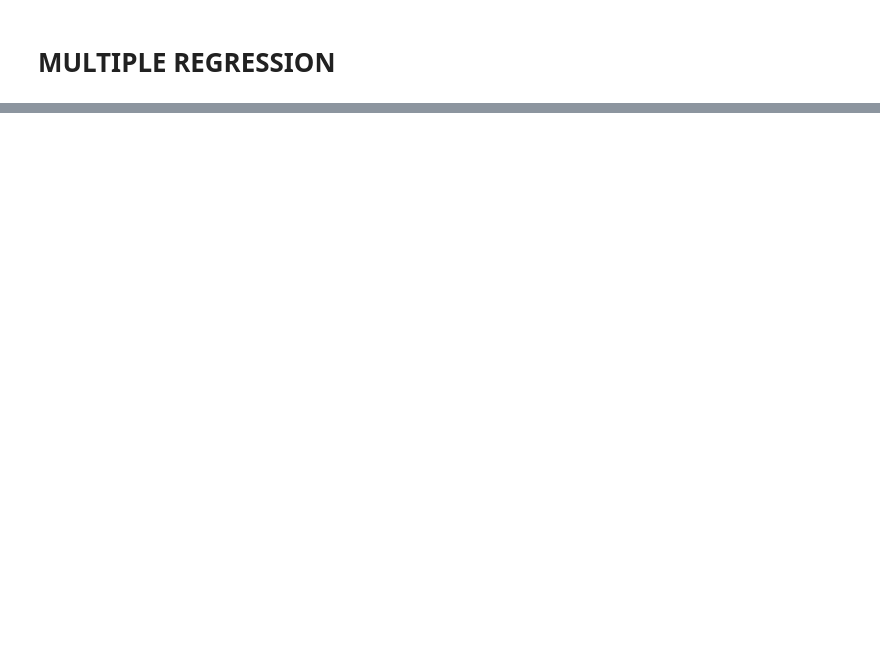
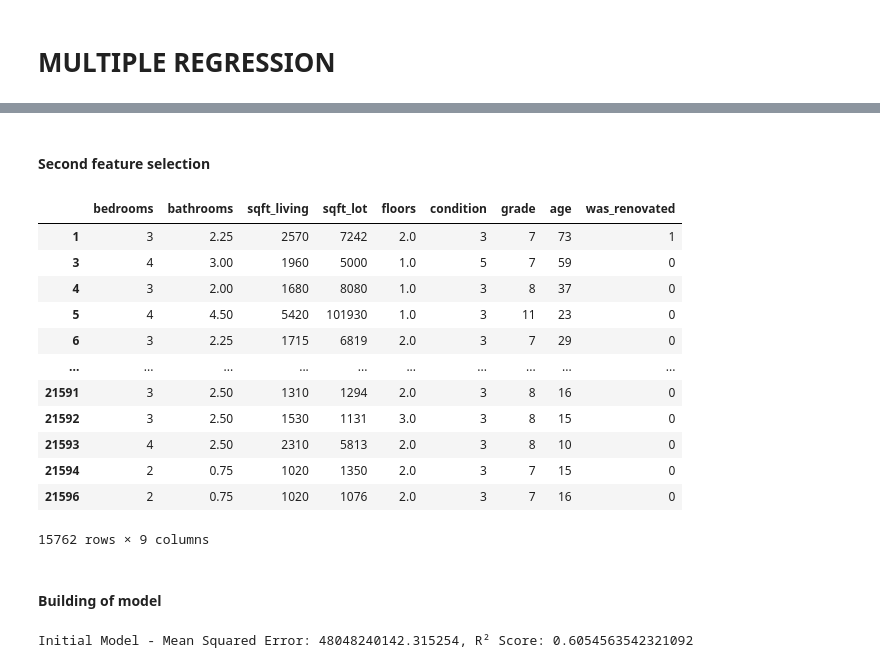
Before and after one commit to KariukiBrian/Phase2projectgroup11, a Jupyter notebook: faith.ipynb, the cells around one changed output, grey strips where cells are left out. Drawn from its saved outputs; the diff is of its cells as text; code cells hidden in the pictures; blank space fills up the shorter version.

```diff
--- a/faith.ipynb
+++ b/faith.ipynb
@@ -244,0 +253,3 @@ The three most significant features affecting house prices are: ['waterfront', '
+# %%
+df['age'] = 2024 - df['yr_built']
+df['was_renovated'] = df['yr_renovated'].apply(lambda x: 1 if x > 0 else 0)
@@ -244,0 +258,2 @@ The three most significant features affecting house prices are: ['waterfront', '
+# %%
+df = df.drop(['id', 'date', 'zipcode', 'lat', 'long', 'yr_renovated'], axis=1)
@@ -244,0 +271,46 @@ The three most significant features affecting house prices are: ['waterfront', '
+# %% [markdown]
+#### Second feature selection
+# %%
+# Select features based on correlation and EDA
+features = ['bedrooms', 'bathrooms', 'sqft_living', 'sqft_lot', 'floors', 'condition', 'grade', 'age', 'was_renovated']
+X = df[features]
+y = df['price']
+
+X
+# %% [output]
+|  | bedrooms | bathrooms | sqft_living | sqft_lot | floors | condition | grade | age | was_renovated |
+| 1 | 3 | 2.25 | 2570 | 7242 | 2.0 | 3 | 7 | 73 | 1 |
+| 3 | 4 | 3.00 | 1960 | 5000 | 1.0 | 5 | 7 | 59 | 0 |
+| 4 | 3 | 2.00 | 1680 | 8080 | 1.0 | 3 | 8 | 37 | 0 |
+| 5 | 4 | 4.50 | 5420 | 101930 | 1.0 | 3 | 11 | 23 | 0 |
+| 6 | 3 | 2.25 | 1715 | 6819 | 2.0 | 3 | 7 | 29 | 0 |
+| ... | ... | ... | ... | ... | ... | ... | ... | ... | ... |
+| 21591 | 3 | 2.50 | 1310 | 1294 | 2.0 | 3 | 8 | 16 | 0 |
+| 21592 | 3 | 2.50 | 1530 | 1131 | 3.0 | 3 | 8 | 15 | 0 |
+| 21593 | 4 | 2.50 | 2310 | 5813 | 2.0 | 3 | 8 | 10 | 0 |
+| 21594 | 2 | 0.75 | 1020 | 1350 | 2.0 | 3 | 7 | 15 | 0 |
+| 21596 | 2 | 0.75 | 1020 | 1076 | 2.0 | 3 | 7 | 16 | 0 |
+15762 rows × 9 columns
+# %% [markdown]
+#### Building of model
+# %%
+from sklearn.model_selection import train_test_split
+from sklearn.linear_model import LinearRegression
+from sklearn.metrics import mean_squared_error, r2_score
+
+# Split the data into training and testing sets
+X_train, X_test, y_train, y_test = train_test_split(X, y, test_size=0.2, random_state=42)
+
+# Initialize and train the linear regression model
+lr = LinearRegression()
+lr.fit(X_train, y_train)
+
+# Make predictions on the test set
+y_pred = lr.predict(X_test)
+
+# Evaluate the model
+mse = mean_squared_error(y_test, y_pred)
+r2 = r2_score(y_test, y_pred)
+print(f'Initial Model - Mean Squared Error: {mse}, R² Score: {r2}')
+# %% [output]
+Initial Model - Mean Squared Error: 48048240142.315254, R² Score: 0.6054563542321092
```
Also changed, not shown: parts of 10 cells of this notebook.
